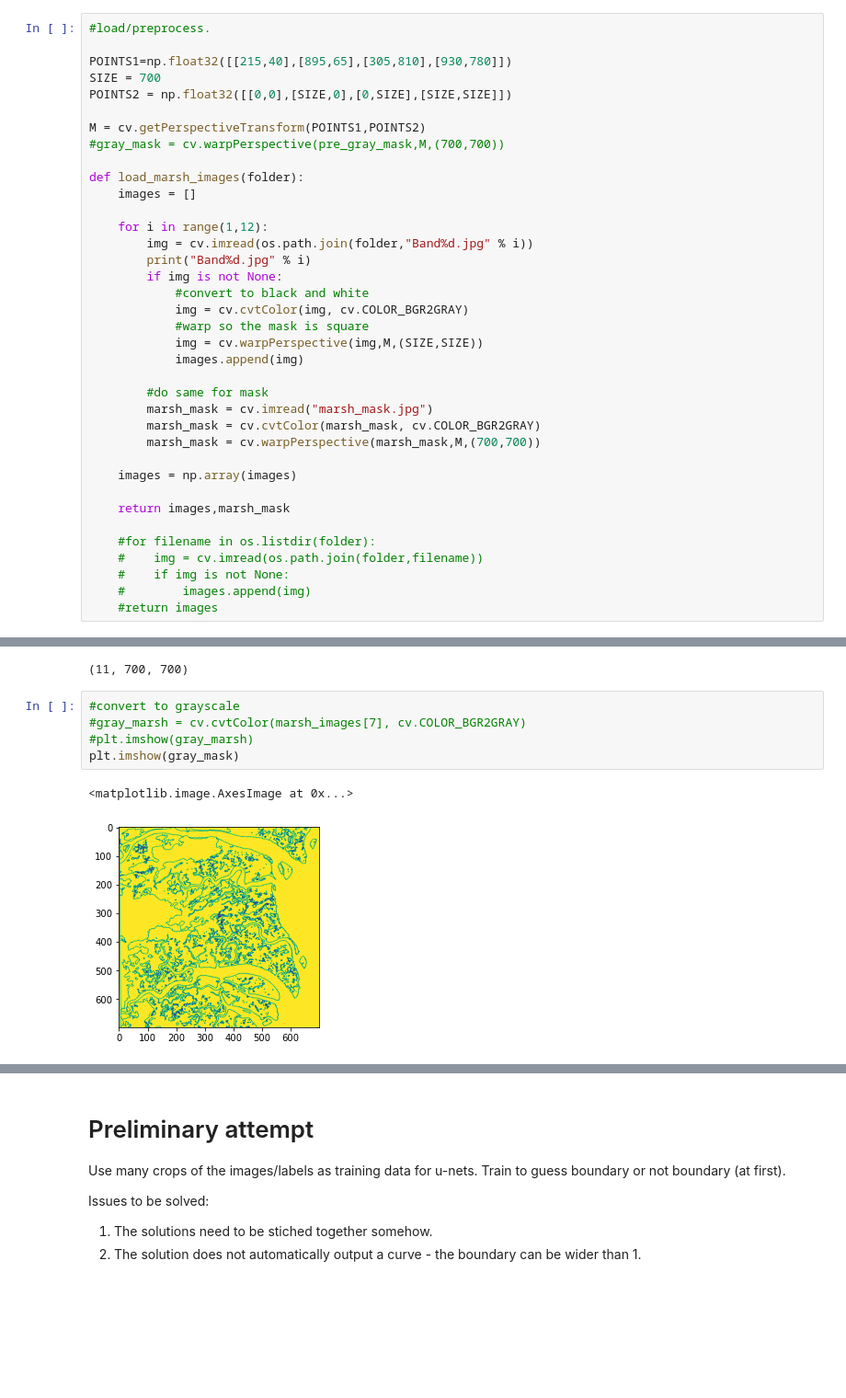
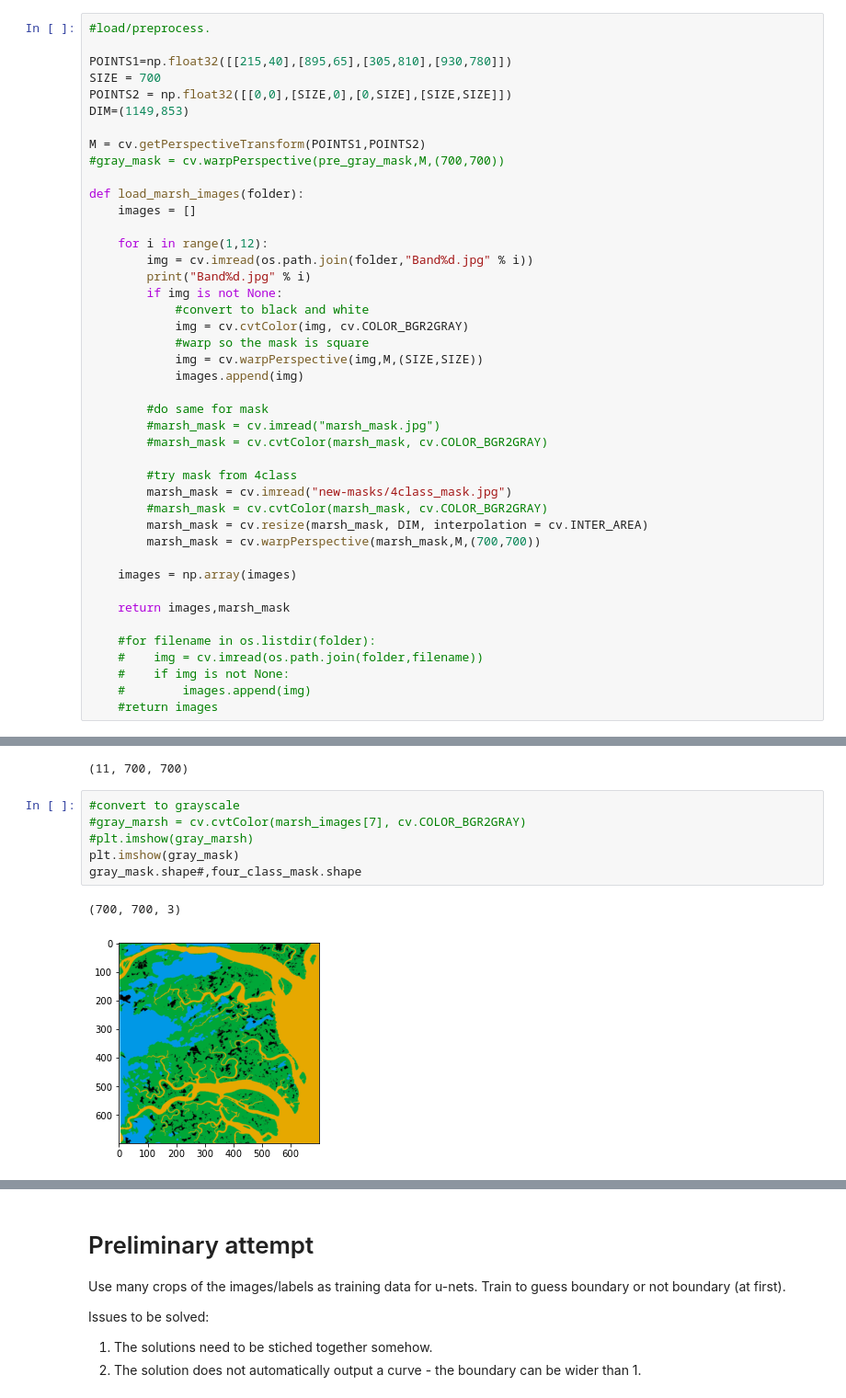
Before and after one commit to colefranks/MarshBoundaries, a Jupyter notebook: MarshBoundaries.ipynb, the cells around one changed output, grey strips where cells are left out. Shown at 92% size. Drawn from its saved outputs; the diff is of its cells as text; blank space fills up the shorter version.

Commit message:
started to incorporate 4 class mask

```diff
--- a/MarshBoundaries.ipynb
+++ b/MarshBoundaries.ipynb
@@ -15,6 +17,7 @@ import matplotlib.pyplot as plt
 POINTS1=np.float32([[215,40],[895,65],[305,810],[930,780]])
 SIZE = 700
 POINTS2 = np.float32([[0,0],[SIZE,0],[0,SIZE],[SIZE,SIZE]])
+DIM=(1149,853)
 
 M = cv.getPerspectiveTransform(POINTS1,POINTS2)
 #gray_mask = cv.warpPerspective(pre_gray_mask,M,(700,700))
@@ -33,8 +36,13 @@ def load_marsh_images(folder):
             images.append(img)
 
         #do same for mask
-        marsh_mask = cv.imread("marsh_mask.jpg")
-        marsh_mask = cv.cvtColor(marsh_mask, cv.COLOR_BGR2GRAY)
+        #marsh_mask = cv.imread("marsh_mask.jpg")
+        #marsh_mask = cv.cvtColor(marsh_mask, cv.COLOR_BGR2GRAY)
+
+        #try mask from 4class
+        marsh_mask = cv.imread("new-masks/4class_mask.jpg")
+        #marsh_mask = cv.cvtColor(marsh_mask, cv.COLOR_BGR2GRAY)
+        marsh_mask = cv.resize(marsh_mask, DIM, interpolation = cv.INTER_AREA)
         marsh_mask = cv.warpPerspective(marsh_mask,M,(700,700))
 
     images = np.array(images)
@@ -70,8 +78,9 @@ marsh_images_gray.shape
 # %%
 #convert to grayscale
 #gray_marsh = cv.cvtColor(marsh_images[7], cv.COLOR_BGR2GRAY)
 #plt.imshow(gray_marsh)
 plt.imshow(gray_mask)
+gray_mask.shape#,four_class_mask.shape
 # %% [output]
-<matplotlib.image.AxesImage at 0x...>
+(700, 700, 3)
-[figure, old version]
+[figure, new version]
```
Also changed, not shown: parts of 16 cells of this notebook, 7 other files.
